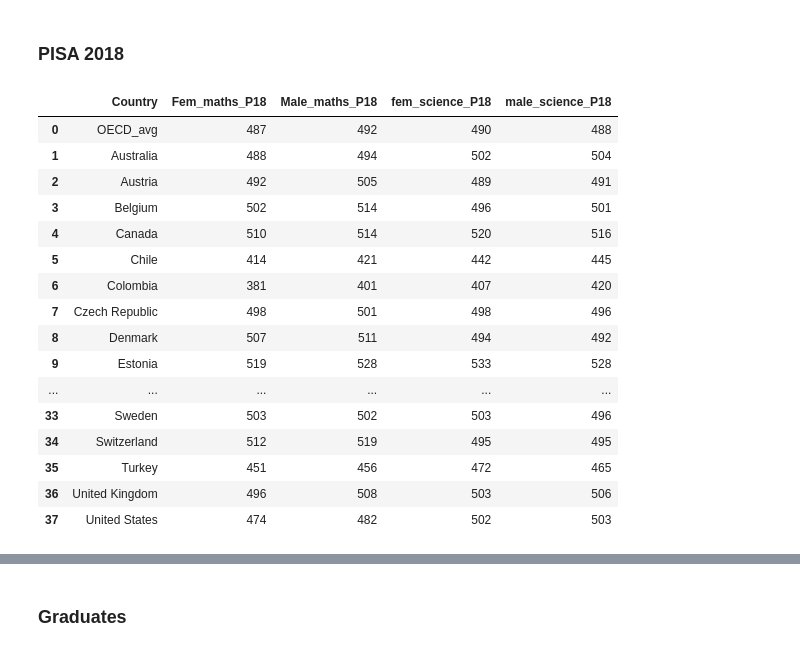
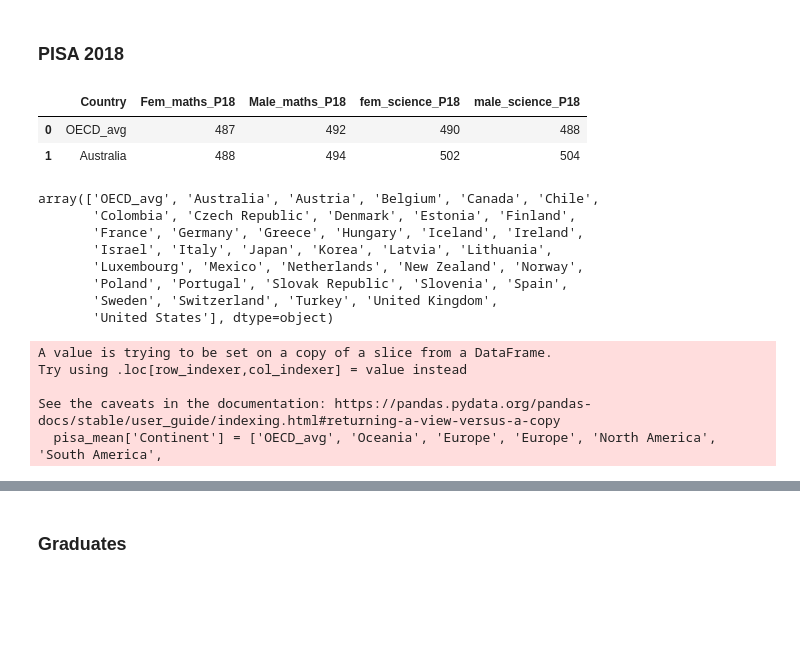
Before and after one commit to ta-data-bcn/Project-Week-5-Your-Own-Project, a Jupyter notebook: your-project/Data cleaning.ipynb, the cells around one changed output, grey strips where cells are left out. Cells and saved outputs as stored; diff of their text form; code cells hidden in the pictures; blank space fills up the shorter version.

```diff
--- a/your-project/Data cleaning.ipynb
+++ b/your-project/Data cleaning.ipynb
@@ -577,22 +577,8 @@ Also the field of Bussiness, administration and law with a: **21.09%**
 # %%
 pisa = pd.read_csv ('data/PISA_maths_science_2018.csv',sep=';')
 # %%
-pisa
+pisa.head(2)
 # %% [output]
 |  | Country | Fem_maths_P18 | Male_maths_P18 | fem_science_P18 | male_science_P18 |
 | 0 | OECD_avg | 487 | 492 | 490 | 488 |
 | 1 | Australia | 488 | 494 | 502 | 504 |
-| 2 | Austria | 492 | 505 | 489 | 491 |
-| 3 | Belgium | 502 | 514 | 496 | 501 |
-| 4 | Canada | 510 | 514 | 520 | 516 |
-| 5 | Chile | 414 | 421 | 442 | 445 |
-| 6 | Colombia | 381 | 401 | 407 | 420 |
-| 7 | Czech Republic | 498 | 501 | 498 | 496 |
-| 8 | Denmark | 507 | 511 | 494 | 492 |
-| 9 | Estonia | 519 | 528 | 533 | 528 |
-| ... | ... | ... | ... | ... | ... |
-| 33 | Sweden | 503 | 502 | 503 | 496 |
-| 34 | Switzerland | 512 | 519 | 495 | 495 |
-| 35 | Turkey | 451 | 456 | 472 | 465 |
-| 36 | United Kingdom | 496 | 508 | 503 | 506 |
-| 37 | United States | 474 | 482 | 502 | 503 |
@@ -598,0 +591,26 @@ pisa
+# %%
+pisa_mean['Country'].values
+# %% [output]
+array(['OECD_avg', 'Australia', 'Austria', 'Belgium', 'Canada', 'Chile',
+       'Colombia', 'Czech Republic', 'Denmark', 'Estonia', 'Finland',
+       'France', 'Germany', 'Greece', 'Hungary', 'Iceland', 'Ireland',
+       'Israel', 'Italy', 'Japan', 'Korea', 'Latvia', 'Lithuania',
+       'Luxembourg', 'Mexico', 'Netherlands', 'New Zealand', 'Norway',
+       'Poland', 'Portugal', 'Slovak Republic', 'Slovenia', 'Spain',
+       'Sweden', 'Switzerland', 'Turkey', 'United Kingdom',
+       'United States'], dtype=object)
+# %%
+pisa_mean['Continent'] = ['OECD_avg', 'Oceania', 'Europe', 'Europe', 'North America', 'South America',
+       'South America', 'Europe', 'Europe', 'Europe', 'Europe',
+       'Europe', 'Europe', 'Europe', 'Europe', 'Europe', 'Europe',
+       'Asia', 'Europe', 'Asia', 'Asia', 'Europe', 'Europe',
+       'Europe', 'North America', 'Europe', 'Oceania', 'Europe',
+       'Europe', 'Europe', 'Europe', 'Europe', 'Europe',
+       'Europe', 'Europe', 'Asia', 'Europe',
+       'North America']
+# %% [output]
+A value is trying to be set on a copy of a slice from a DataFrame.
+Try using .loc[row_indexer,col_indexer] = value instead
+
+See the caveats in the documentation: https://pandas.pydata.org/pandas-docs/stable/user_guide/indexing.html#returning-a-view-versus-a-copy
+  pisa_mean['Continent'] = ['OECD_avg', 'Oceania', 'Europe', 'Europe', 'North America', 'South America',
```
Also changed, not shown: parts of 6 cells of this notebook, 3 other files.
